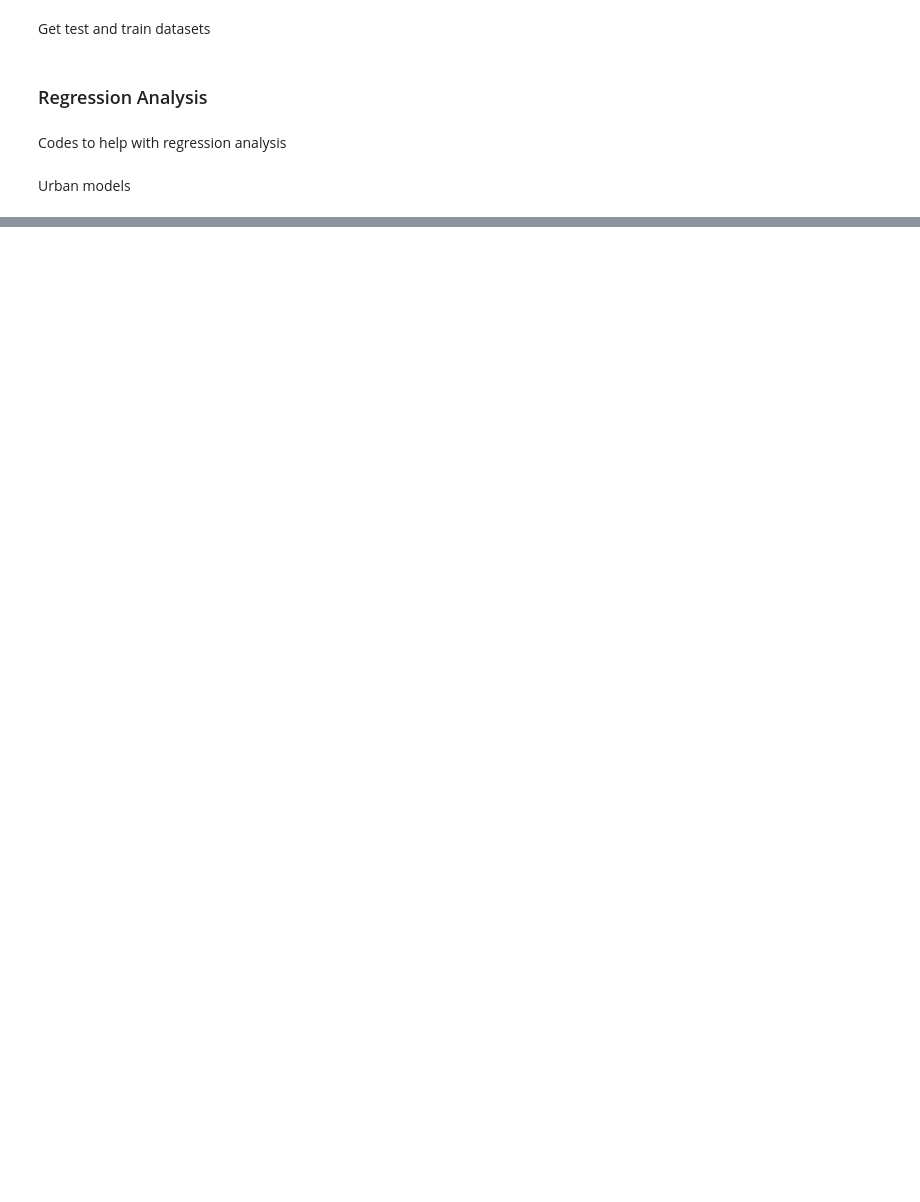
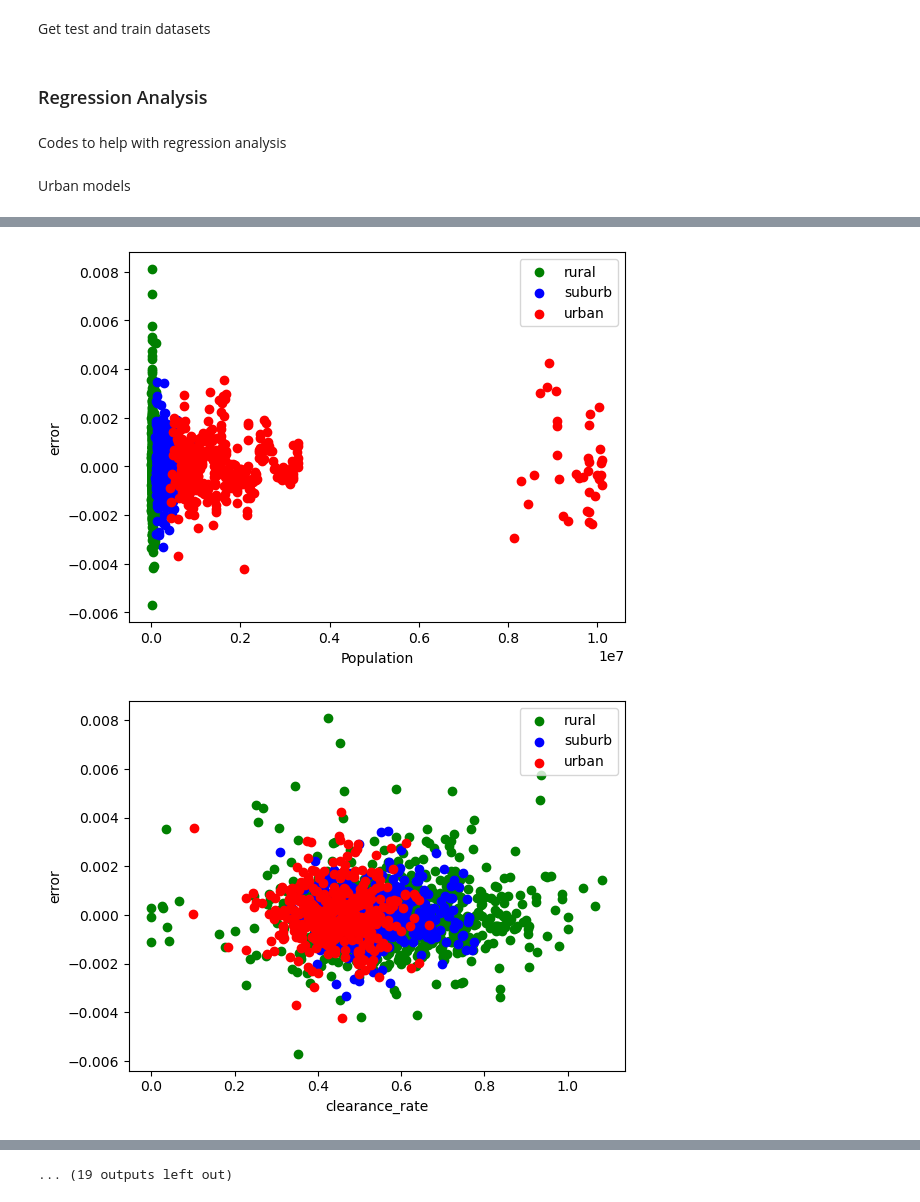
Before and after one commit to git-loa/CrimePatternsProject, a Jupyter notebook: data-exploration/new_data_analysis.ipynb, the cells around one changed output, grey strips where cells are left out. Drawn from its saved outputs; the diff is of its cells as text; code cells hidden in the pictures; blank space fills up the shorter version.

Commit message:
Expanded on Yuxin's analysis of why our models perform worse on Rural counties than on Urban counties

```diff
--- a/data-exploration/new_data_analysis.ipynb
+++ b/data-exploration/new_data_analysis.ipynb
@@ -778,4 +681,10 @@ feature 0
 ╚═══════════════╩════════════╩════════════════════════╩════════════════════════╩════════════════════╝
+# %%
+y_pred=fitted_Poly_models_urban["mlr"].predict(Poly_df[Urban_Poly_features])
+y=ytrain_Urban
+
+urb=Xtrain_Urban.copy()
+urb["error"]=y-y_pred
 # %%
 # Regression models to train
 print("Suburban models")
@@ -871,4 +780,9 @@ feature 0
 ╚═══════════════╩════════════╩════════════════════════╩════════════════════════╩════════════════════╝
+# %%
+y_pred=fitted_Poly_models_Suburban["mlr"].predict(Poly_df[Suburban_Poly_features])
+
+sub=Xtrain_Suburban.copy()
+sub["error"]=ytrain_Suburban-y_pred
 # %%
 # Regression models to train
 print("Rural models")
@@ -963,0 +878,19 @@ feature 0
+# %%
+y_pred=fitted_Poly_models_Rural["mlr"].predict(Poly_df[Rural_Poly_features])
+y=ytrain_Rural
+
+rur=Xtrain_Rural.copy()
+rur["error"]=y-y_pred
+
+for xx in feature_0:
+    plt.Figure(figsize=(10,6))
+    plt.scatter(rur[xx],rur["error"],c='green',label='rural')
+    plt.scatter(sub[xx],sub["error"],c='blue',label='suburb')
+    plt.scatter(urb[xx],urb["error"],c='red',label='urban')
+    plt.xlabel(xx)
+    plt.ylabel('error')
+    plt.legend()
+    plt.show()
+# %% [output]
+[figure, added]
+[figure, added]
@@ -963,0 +907 @@ feature 0
+... (19 outputs left out)
```
Also changed, not shown: parts of 31 cells of this notebook.
